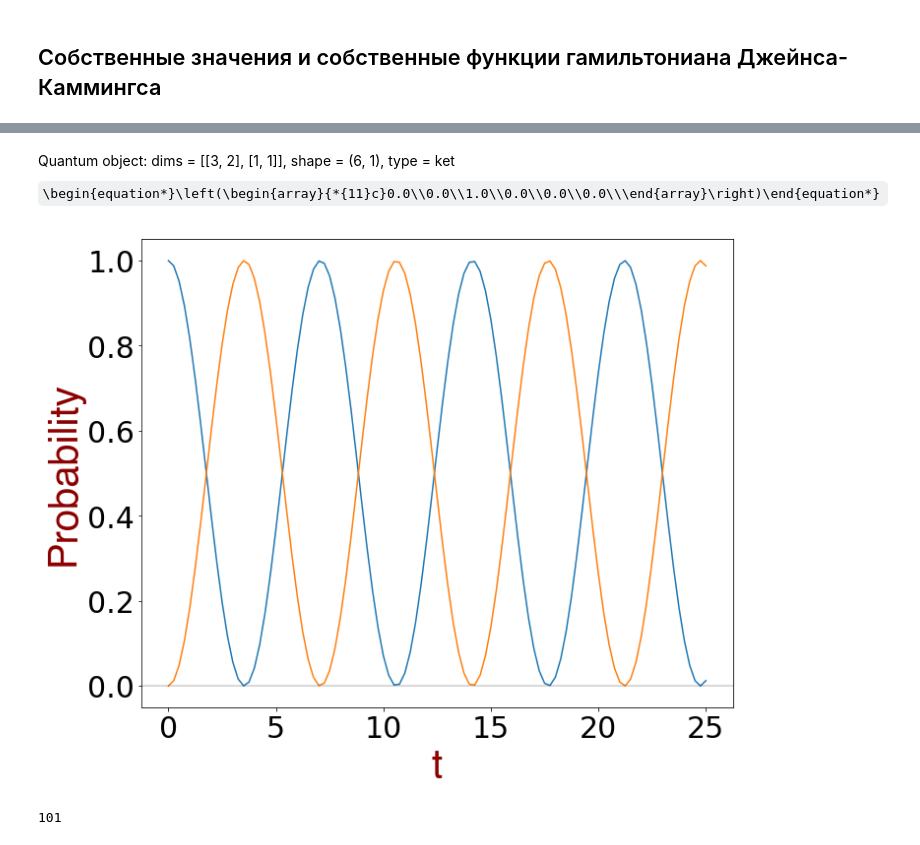
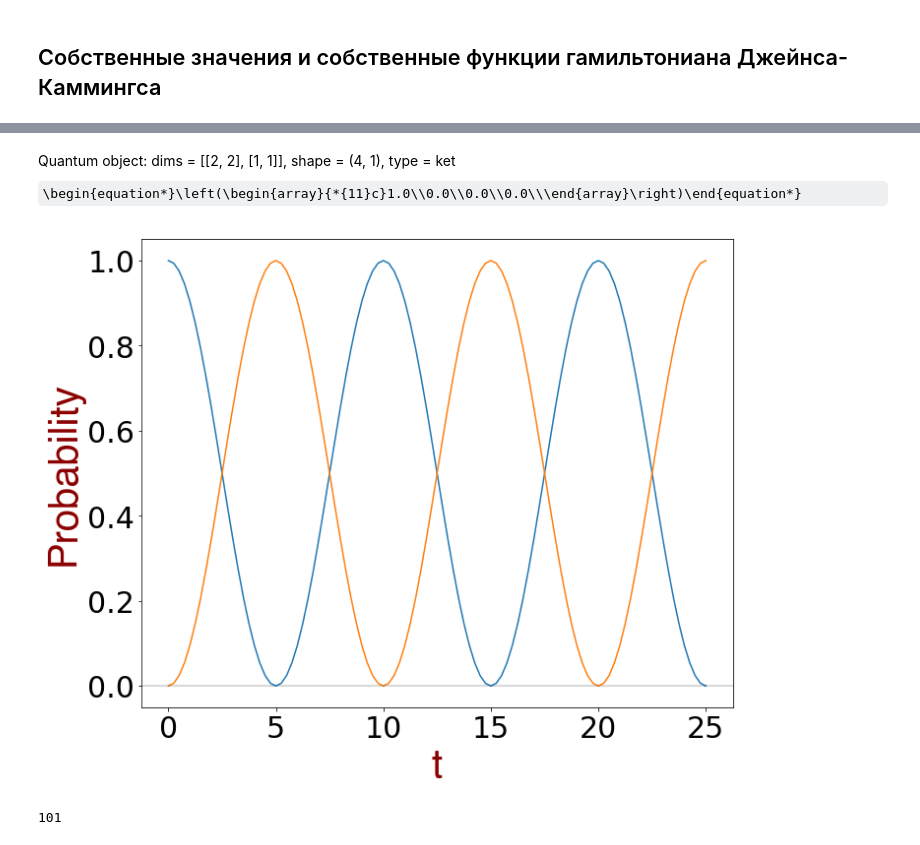
Before and after one commit to propellermint/Dynamic-chaos-in-the-kicked-photon-qubit-atom, a Jupyter notebook: quantum kicked JC N photons.ipynb, the cells around one changed output, grey strips where cells are left out. Drawn from its saved outputs; the diff is of its cells as text; code cells hidden in the pictures; some formulas as TeX source.

```diff
--- a/quantum kicked JC N photons.ipynb
+++ b/quantum kicked JC N photons.ipynb
@@ -23,14 +23,14 @@ wa = 1.0  # atom frequency
 g  = 0.05 * 2 * np.pi  # coupling strength
 kappa = 0.0       # cavity dissipation rate
 gamma = 0.        # atom dissipation rate
-N = 3              # number of cavity fock states
+N = 2              # number of cavity fock states
 n_th_a = 0.0        # avg number of thermal bath excitation
 use_rwa = True
 
 T = 1 / wc
 r = 1/2
 Tk = r * T
-mu = 1.1 + 0.0j
+mu = 0.0 + 0.1j
 nT = 20
 
 # operators
@@ -143,7 +133,7 @@ start = psis[0]
 onestart = psis[1]
 start
 # %% [output]
-Quantum object: dims = [[3, 2], [1, 1]], shape = (6, 1), type = ket\begin{equation*}\left(\begin{array}{*{11}c}0.0\\0.0\\1.0\\0.0\\0.0\\0.0\\\end{array}\right)\end{equation*}
+Quantum object: dims = [[2, 2], [1, 1]], shape = (4, 1), type = ket\begin{equation*}\left(\begin{array}{*{11}c}1.0\\0.0\\0.0\\0.0\\\end{array}\right)\end{equation*}
 # %%
 def f1(t):
     step1 = (-1j*H*t).expm()*start
@@ -157,23 +147,23 @@ def f2(t):
 # %%
 t = np.linspace(0, 25, 101)
 f1(0)
 p1 = [abs(complex(np.array(f1(i)[1])))**2 for i in t]
 p2 = [abs(complex(np.array(f2(i)[1])))**2 for i in t]
 
 fig = plt.figure(figsize=(10,8))
 plt.plot(t, p1, '-', label=r'$\left | 0, e \right>$')
 plt.plot(t, p2, '-', label=r'$\left | 1, g \right>$')
 plt.axhline(y=0, lw=0.3, c='k')
 plt.ylabel('Probability', fontdict=font)
 plt.xlabel('t', fontdict=font)
 plt.tick_params(labelsize=textsize)
 #plt.grid()
 plt.tight_layout()
-#fig.savefig('images/quantum/1photon/probdistJC,' + 'g=' + str(g) + ',N=' + str(N) + ',mu=' + str(mu) +
- #           ',r=' + str(r) + '.png', dpi=150)
+fig.savefig('images/quantum/probdistJC,' + 'g=' + str(g) + ',N=' + str(N) + ',mu=' + str(mu) +
+            ',r=' + str(r) + '.png', dpi=150)
 plt.show()
 # %% [output]
-[figure, old version]
+[figure, new version]
 # %%
 n_c = [f1(i)[0] for i in t]
 n_a = [f2(i)[0] for i in t]
```
Also changed, not shown: parts of 18 cells of this notebook, 5 other files.
